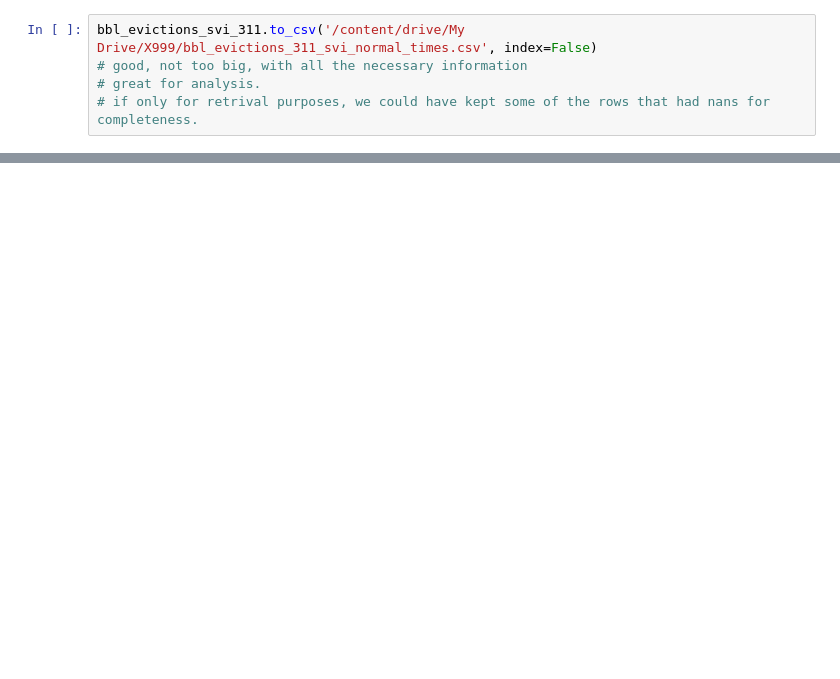
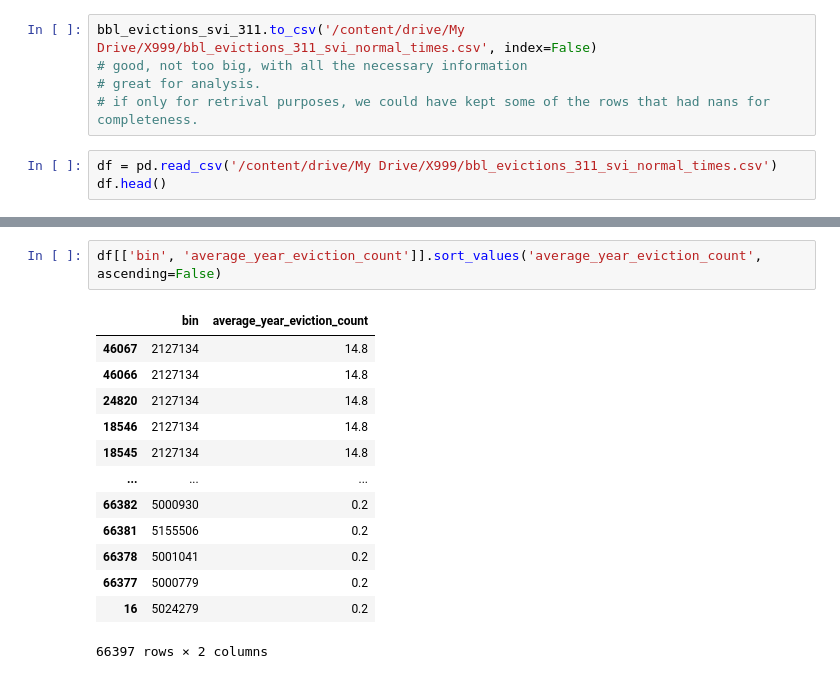
Before and after one commit to simaoalicechen/NYC_Landlord_Behavior_Analysis_Project, a Jupyter notebook: Part_2.5_merging_bbl_evictions_311_svi_mega_complete_normal_times.ipynb, the cells around one changed output, grey strips where cells are left out. Saved outputs shown, nothing was run; the diff lists cells and outputs as text; blank space fills up the shorter version.

```diff
--- a/Part_2.5_merging_bbl_evictions_311_svi_mega_complete_normal_times.ipynb
+++ b/Part_2.5_merging_bbl_evictions_311_svi_mega_complete_normal_times.ipynb
@@ -895,3 +1210,6 @@ bbl_evictions_svi_311.to_csv('/content/drive/My Drive/X999/bbl_evictions_311_svi
 # good, not too big, with all the necessary information
 # great for analysis.
 # if only for retrival purposes, we could have kept some of the rows that had nans for completeness.
+# %%
+df = pd.read_csv('/content/drive/My Drive/X999/bbl_evictions_311_svi_normal_times.csv')
+df.head()
@@ -897,0 +1223,16 @@ bbl_evictions_svi_311.to_csv('/content/drive/My Drive/X999/bbl_evictions_311_svi
+# %%
+df[['bin', 'average_year_eviction_count']].sort_values('average_year_eviction_count', ascending=False)
+# %% [output]
+|  | bin | average_year_eviction_count |
+| 46067 | 2127134 | 14.8 |
+| 46066 | 2127134 | 14.8 |
+| 24820 | 2127134 | 14.8 |
+| 18546 | 2127134 | 14.8 |
+| 18545 | 2127134 | 14.8 |
+| ... | ... | ... |
+| 66382 | 5000930 | 0.2 |
+| 66381 | 5155506 | 0.2 |
+| 66378 | 5001041 | 0.2 |
+| 66377 | 5000779 | 0.2 |
+| 16 | 5024279 | 0.2 |
+66397 rows × 2 columns
```
Also changed, not shown: parts of 46 cells of this notebook, 3 other files.
